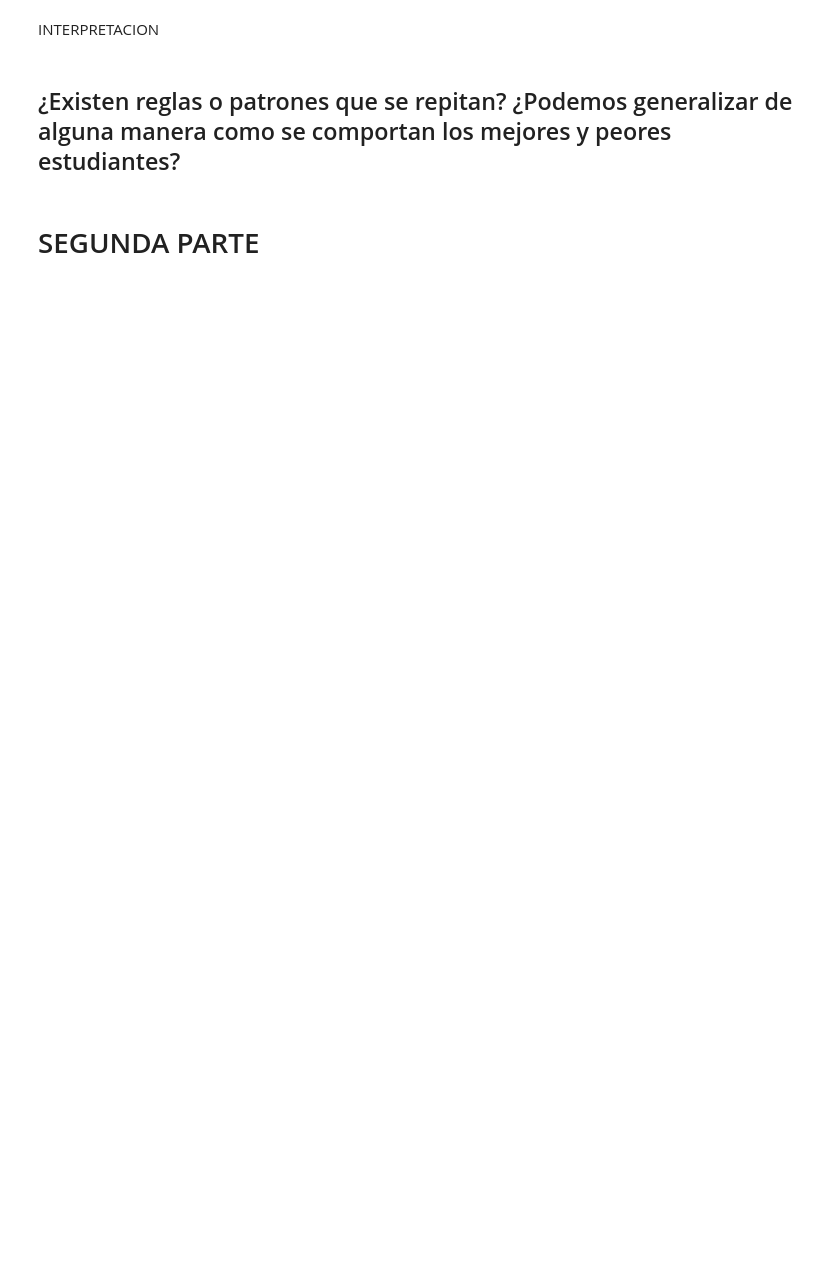
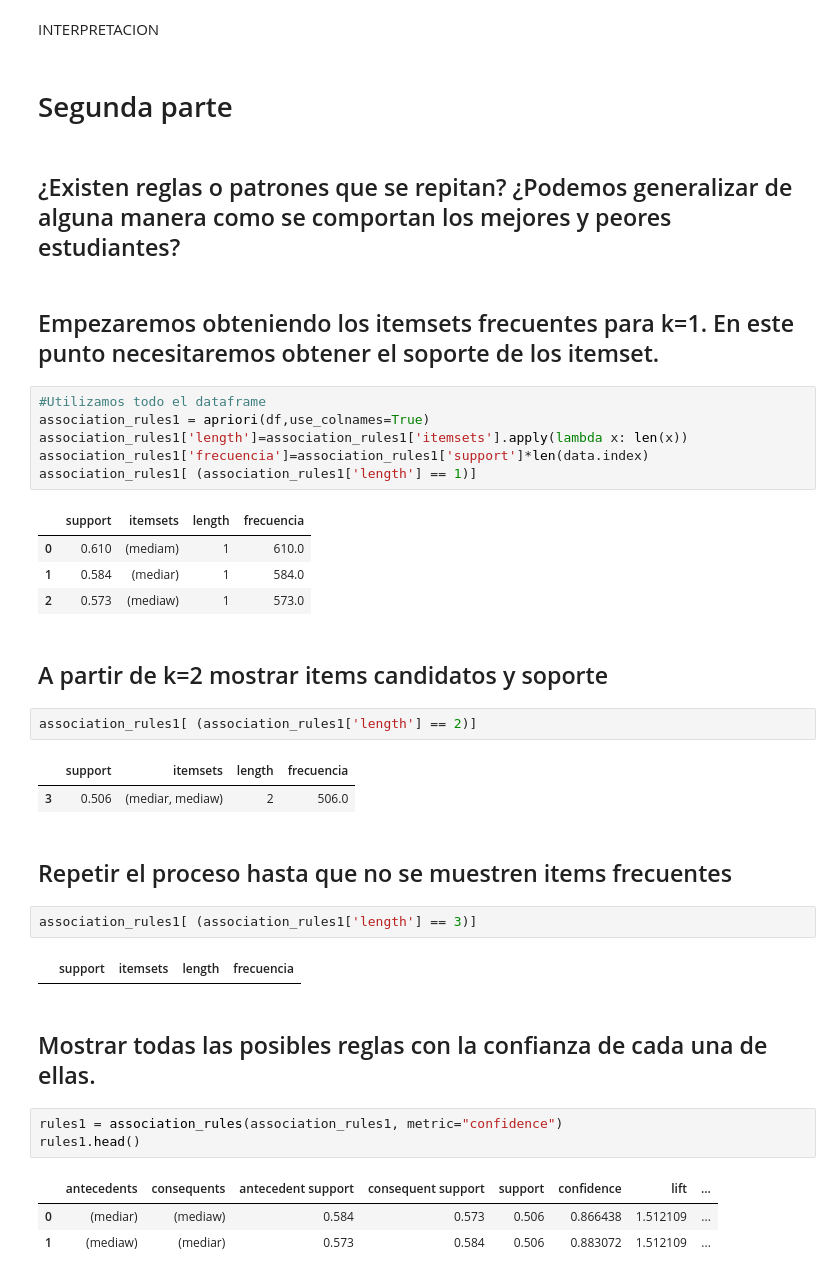
Before and after one commit to roig7/Practicamining2, a Jupyter notebook: LAB02-GRUPORoigChavarri/Practica1Asociacion.ipynb, the cells around one changed output. Saved outputs shown, nothing was run; the diff lists cells and outputs as text; blank space fills up the shorter version.

Commit message:
Practica 1 parte 2 casi completa

```diff
--- a/LAB02-GRUPORoigChavarri/Practica1Asociacion.ipynb
+++ b/LAB02-GRUPORoigChavarri/Practica1Asociacion.ipynb
@@ -293,6 +283,41 @@ rules3.head()
 # %% [markdown]
 INTERPRETACION
+# %% [markdown]
+# Segunda parte
 # %% [markdown]
 ## ¿Existen reglas o patrones que se repitan? ¿Podemos generalizar de alguna manera como se comportan los mejores y peores estudiantes?
-# %% [markdown]
-# SEGUNDA PARTE
+# %% [markdown]
+## Empezaremos obteniendo los itemsets frecuentes para k=1. En este punto necesitaremos obtener el soporte de los itemset.
+# %%
+#Utilizamos todo el dataframe
+association_rules1 = apriori(df,use_colnames=True)
+association_rules1['length']=association_rules1['itemsets'].apply(lambda x: len(x))
+association_rules1['frecuencia']=association_rules1['support']*len(data.index)
+association_rules1[ (association_rules1['length'] == 1)]
+# %% [output]
+|  | support | itemsets | length | frecuencia |
+| 0 | 0.610 | (mediam) | 1 | 610.0 |
+| 1 | 0.584 | (mediar) | 1 | 584.0 |
+| 2 | 0.573 | (mediaw) | 1 | 573.0 |
+# %% [markdown]
+## A partir de k=2 mostrar items candidatos y soporte
+# %%
+association_rules1[ (association_rules1['length'] == 2)]
+# %% [output]
+|  | support | itemsets | length | frecuencia |
+| 3 | 0.506 | (mediar, mediaw) | 2 | 506.0 |
+# %% [markdown]
+## Repetir el proceso hasta que no se muestren items frecuentes
+# %%
+association_rules1[ (association_rules1['length'] == 3)]
+# %% [output]
+|  | support | itemsets | length | frecuencia |
+# %% [markdown]
+## Mostrar todas las posibles reglas con la confianza de cada una de ellas.
+# %%
+rules1 = association_rules(association_rules1, metric="confidence")
+rules1.head()
+# %% [output]
+|  | antecedents | consequents | antecedent support | consequent support | support | confidence | lift | ... |
+| 0 | (mediar) | (mediaw) | 0.584 | 0.573 | 0.506 | 0.866438 | 1.512109 | ... |
+| 1 | (mediaw) | (mediar) | 0.573 | 0.584 | 0.506 | 0.883072 | 1.512109 | ... |
```
Also changed, not shown: parts of 15 cells of this notebook.
